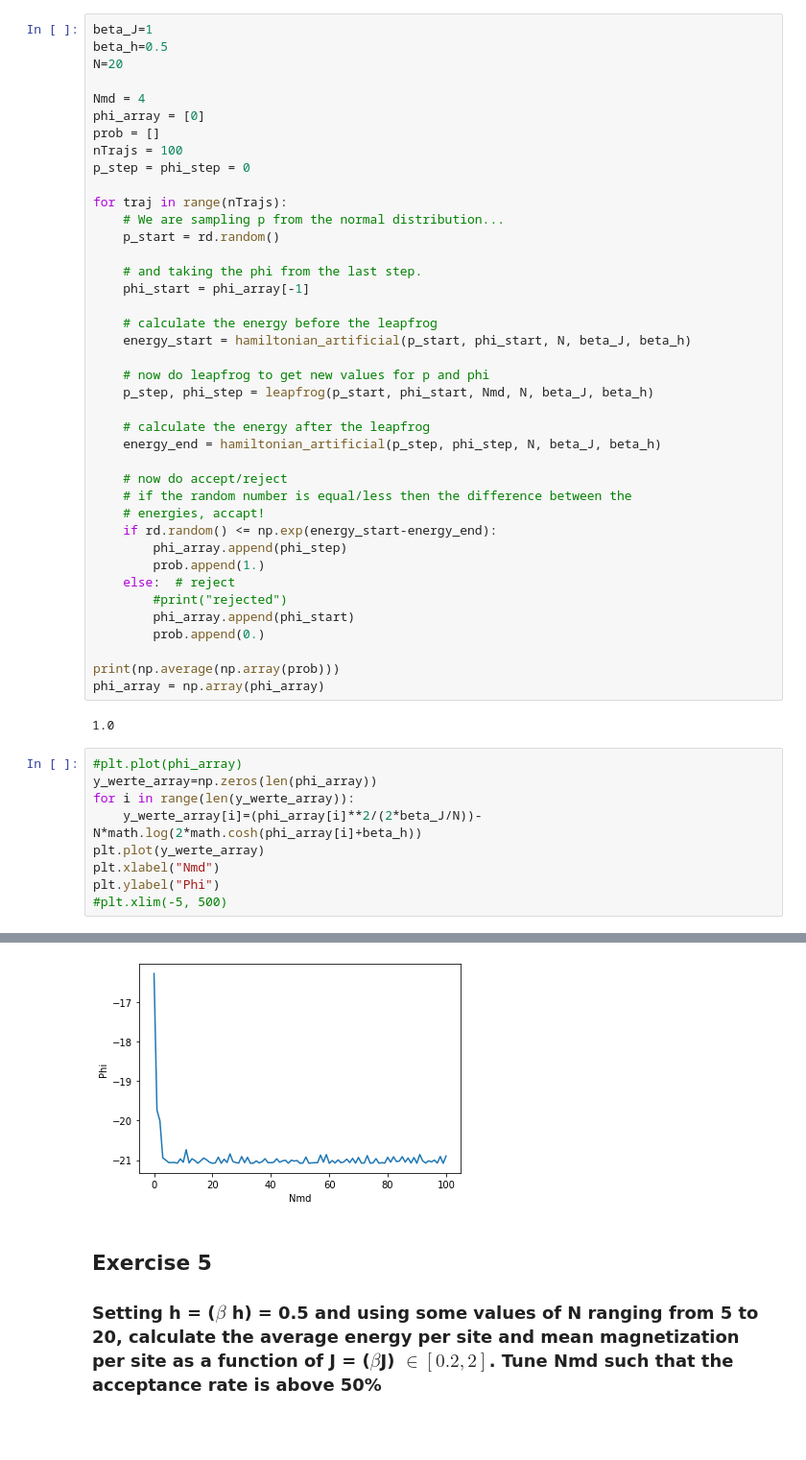
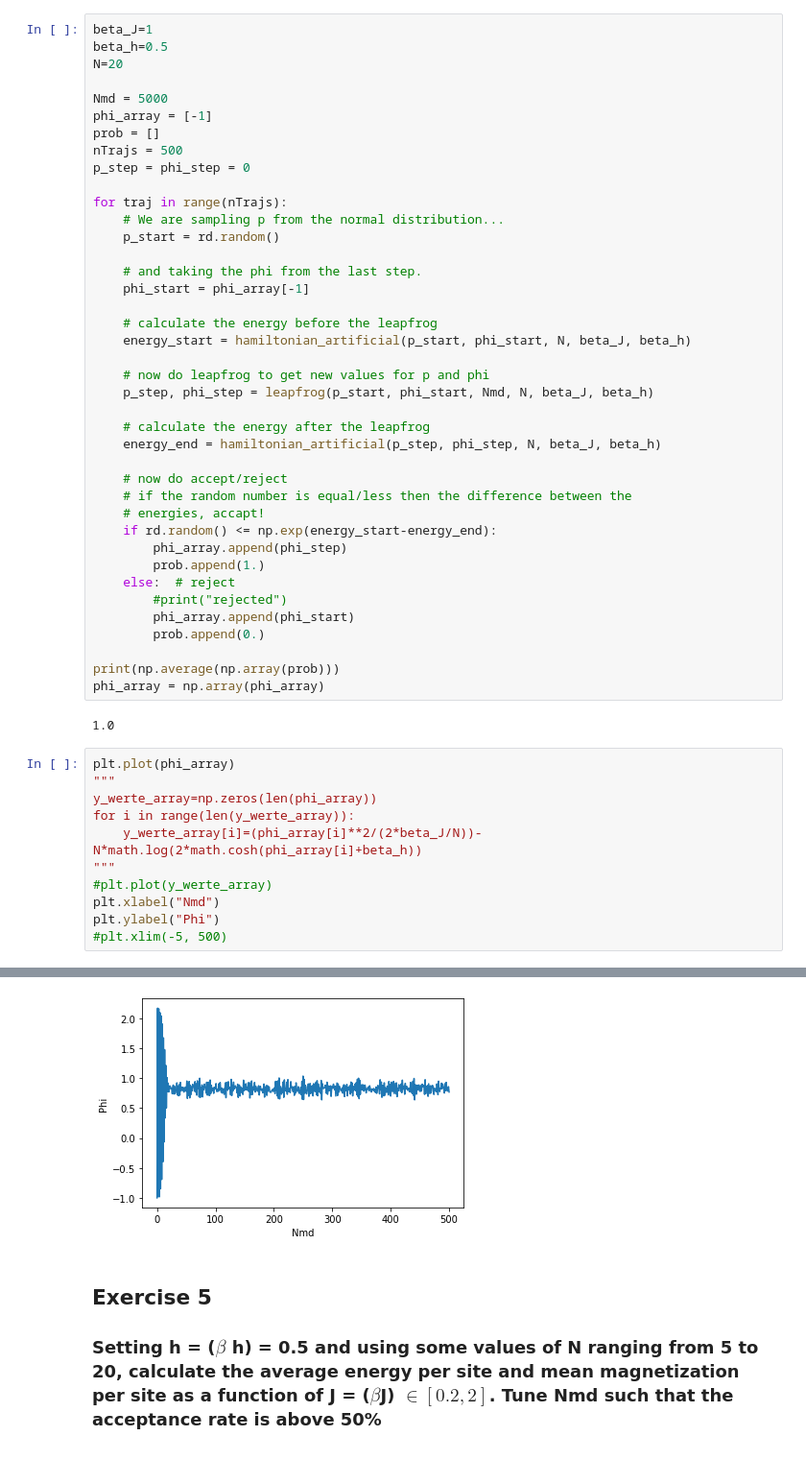
Before and after one commit to Trico94/physics760_Martin, a Jupyter notebook: Exercise 3/exercise3.ipynb, the cells around one changed output, grey strips where cells are left out. Shown: that part at 96% size. Saved outputs shown, nothing was run; the diff lists cells and outputs as text.

```diff
--- a/Exercise 3/exercise3.ipynb
+++ b/Exercise 3/exercise3.ipynb
@@ -224,10 +245,10 @@ beta_J=1
 beta_h=0.5
 N=20
 
-Nmd = 4
-phi_array = [0]
+Nmd = 5000
+phi_array = [-1]
 prob = []
-nTrajs = 100
+nTrajs = 500
 p_step = phi_step = 0
 
 for traj in range(nTrajs):
@@ -262,17 +283,19 @@ phi_array = np.array(phi_array)
 # %% [output]
 1.0
 # %%
-#plt.plot(phi_array)
+plt.plot(phi_array)
+"""
 y_werte_array=np.zeros(len(phi_array))
 for i in range(len(y_werte_array)):
     y_werte_array[i]=(phi_array[i]**2/(2*beta_J/N))-N*math.log(2*math.cosh(phi_array[i]+beta_h))
-plt.plot(y_werte_array)
+"""
+#plt.plot(y_werte_array)
 plt.xlabel("Nmd")
 plt.ylabel("Phi")
 #plt.xlim(-5, 500)
 # %% [output]
 Text(0, 0.5, 'Phi')
-[figure, old version]
+[figure, new version]
 # %% [markdown]
 ## Exercise 5
 ### Setting h = ($\beta$ h) = 0.5 and using some values of N ranging from 5 to 20, calculate the average energy per site and mean magnetization per site as a function of J = ($\beta$J) $\in \left[0.2, 2 \right]$. Tune Nmd such that the acceptance rate is above 50%
```
Also changed, not shown: parts of 2 cells of this notebook.
